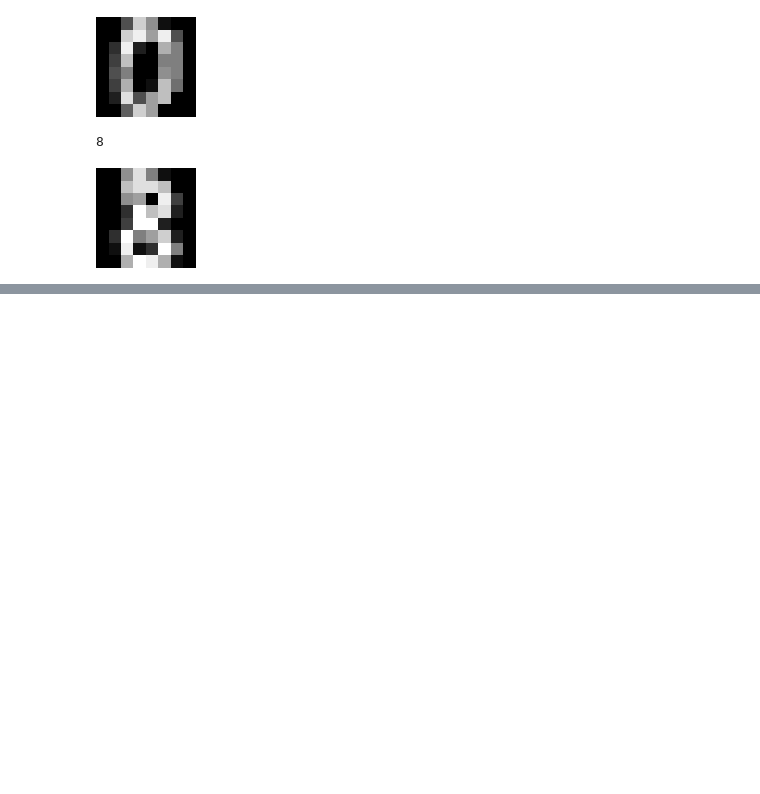
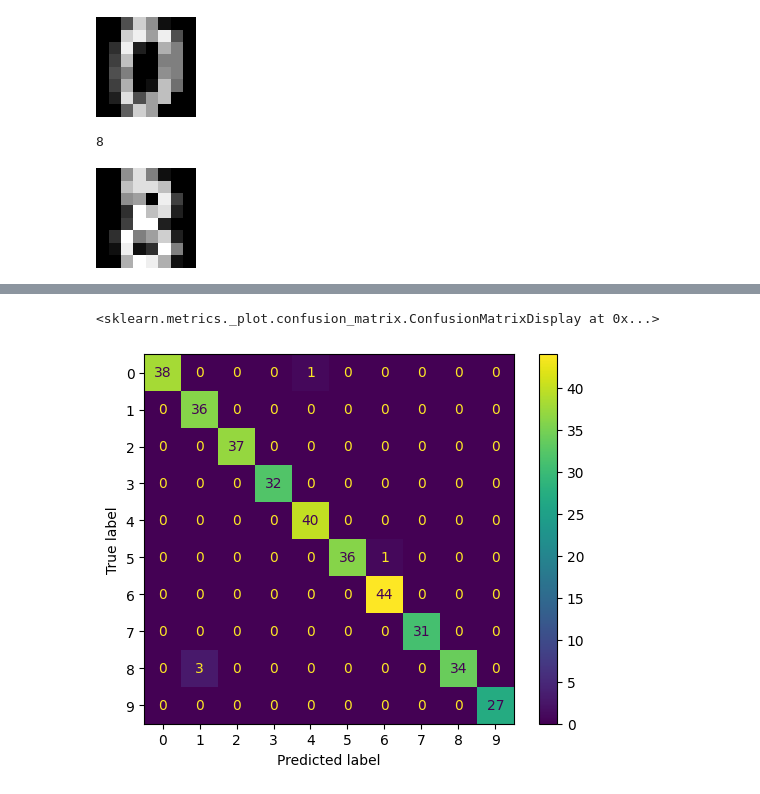
Before and after one commit to user20and21/Account, a Jupyter notebook: 3_Digit_Classification.ipynb, the cells around one changed output, grey strips where cells are left out. Drawn from its saved outputs; the diff is of its cells as text; code cells hidden in the pictures; blank space fills up the shorter version.

```diff
--- a/3_Digit_Classification.ipynb
+++ b/3_Digit_Classification.ipynb
@@ -60,0 +93,4 @@ Image.fromarray((data.images[i]/16 * 255).astype(np.uint8)).resize((100, 100), r
+# %%
+from sklearn import svm
+model = svm.SVC(gamma = 0.001)
+model.fit(x_train, y_train)
@@ -60,0 +115,10 @@ Image.fromarray((data.images[i]/16 * 255).astype(np.uint8)).resize((100, 100), r
+# %%
+from sklearn import metrics
+
+#How do we prdict all the outcomes for the testing data and save it into a single variable name
+predicted = model.predict(x_test) #Feed the whole list into model.predict and save it under a variable name
+
+#How do we find out how accurate our predictions were?
+#We call classification_report from model and feed it y_test and the predicted values
+
+print(metrics.classification_report(y_test, predicted))
@@ -60,0 +142,7 @@ Image.fromarray((data.images[i]/16 * 255).astype(np.uint8)).resize((100, 100), r
+# %%
+#How do you assess accuracy with a confusion matrix
+#WE call ConfusionMatrixDisplay from metrics and then call from_predictions to which we feed y_test and predicted
+metrics.ConfusionMatrixDisplay.from_predictions(y_test, predicted)
+# %% [output]
+<sklearn.metrics._plot.confusion_matrix.ConfusionMatrixDisplay at 0x...>
+[figure, added]
```
Also changed, not shown: parts of 10 cells of this notebook.
